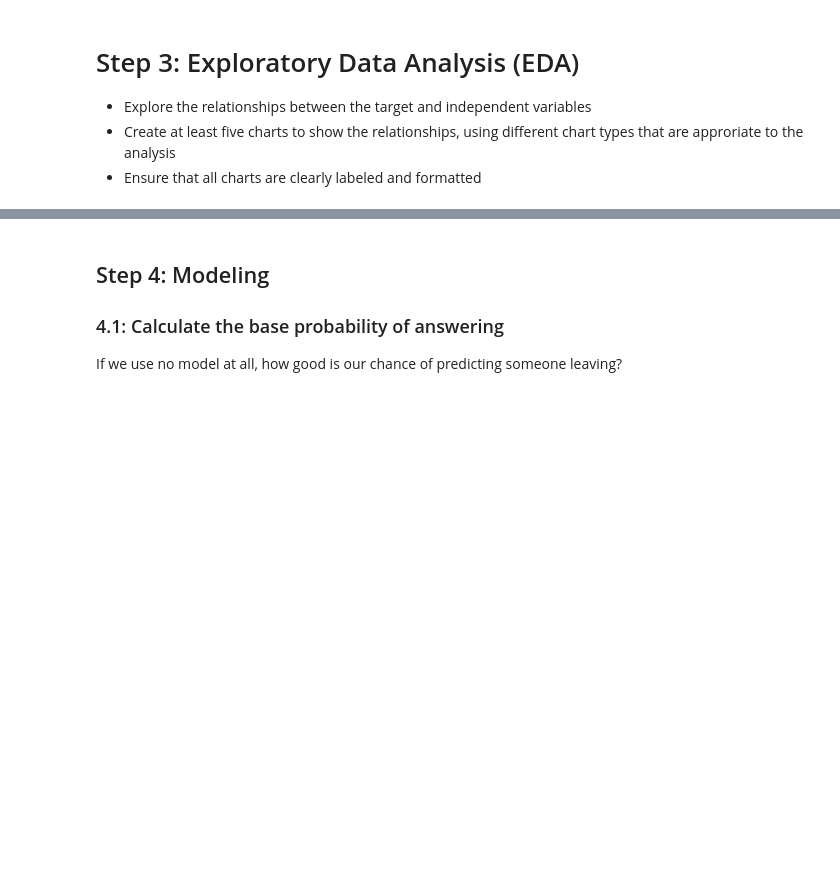
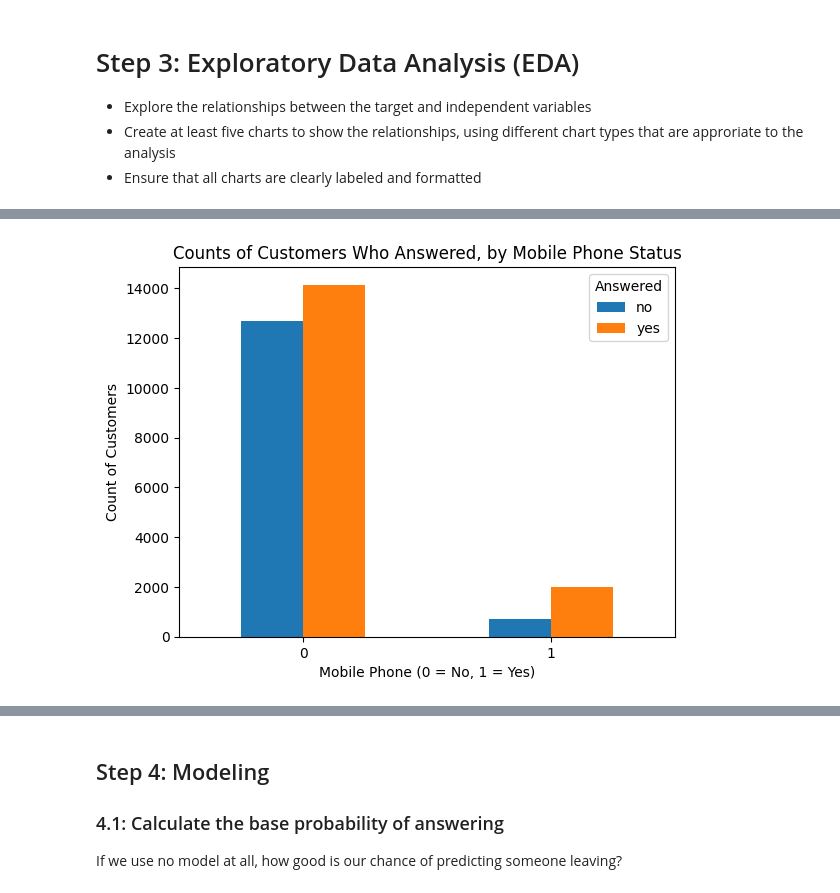
Before and after one commit to matiasarmesto/businessanalytics, a Jupyter notebook: Assignments/Scripts/advise_invest_template.ipynb, the cells around one changed output, grey strips where cells are left out. Saved outputs shown, nothing was run; the diff lists cells and outputs as text; code cells hidden in the pictures; blank space fills up the shorter version.

```diff
--- a/Assignments/Scripts/advise_invest_template.ipynb
+++ b/Assignments/Scripts/advise_invest_template.ipynb
@@ -261,0 +262,13 @@ memory usage: 1.4 MB
+# %%
+# Chart 2 --barplot of counts of customers who answered yes or no by mobile phone status
+mobile_answered_counts = pd.crosstab(df_clean['mobile'], df_clean['answered'])
+
+mobile_answered_counts.plot(kind='bar', stacked=False)
+plt.title('Counts of Customers Who Answered, by Mobile Phone Status')
+plt.xlabel('Mobile Phone (0 = No, 1 = Yes)')
+plt.ylabel('Count of Customers')
+plt.xticks(rotation=0)  # Rotate x-axis labels for better readability
+plt.legend(title='Answered')
+plt.show()
+# %% [output]
+[figure, added]
```
Also changed, not shown: parts of 10 cells of this notebook.
